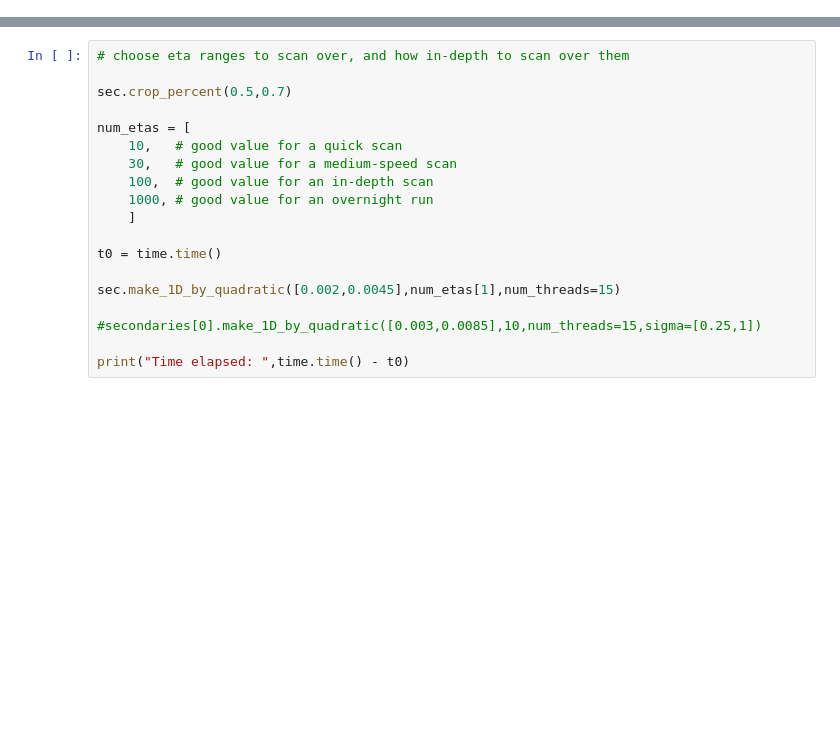
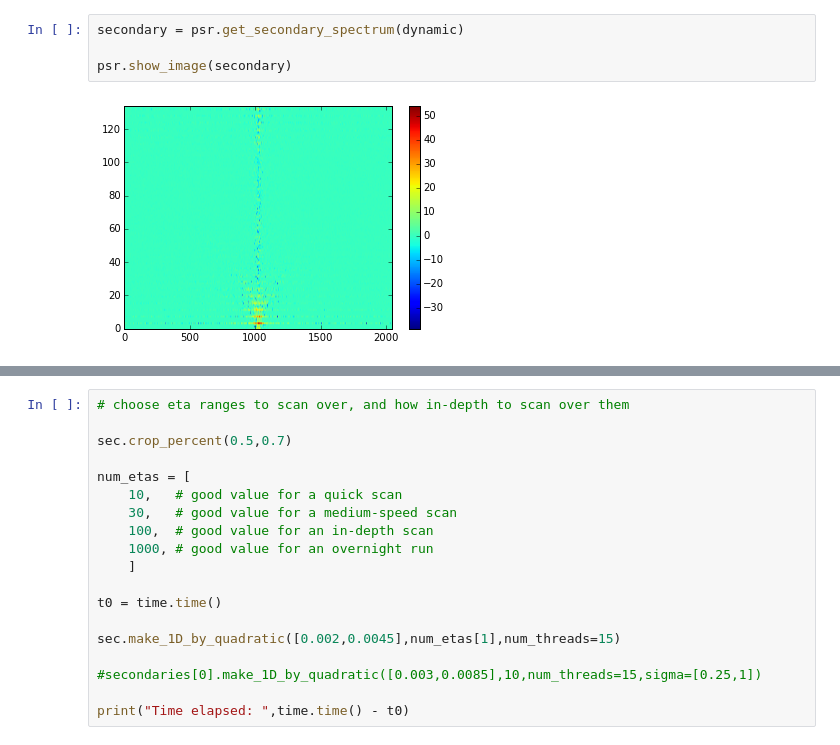
Before and after one commit to BenEgeIzmirli/arcfinder, a Jupyter notebook: arcfinder 0.4.0.ipynb, the cells around one changed output, grey strips where cells are left out. Cells and saved outputs as stored; diff of their text form; blank space fills up the shorter version.

```diff
--- a/arcfinder 0.4.0.ipynb
+++ b/arcfinder 0.4.0.ipynb
@@ -255,0 +15,6 @@ sec = [Secondary(f) for f in files]
+# %%
+secondary = psr.get_secondary_spectrum(dynamic)
+
+psr.show_image(secondary)
+# %% [output]
+[figure, added]
```
Also changed, not shown: parts of 17 cells of this notebook, 2 other files.
